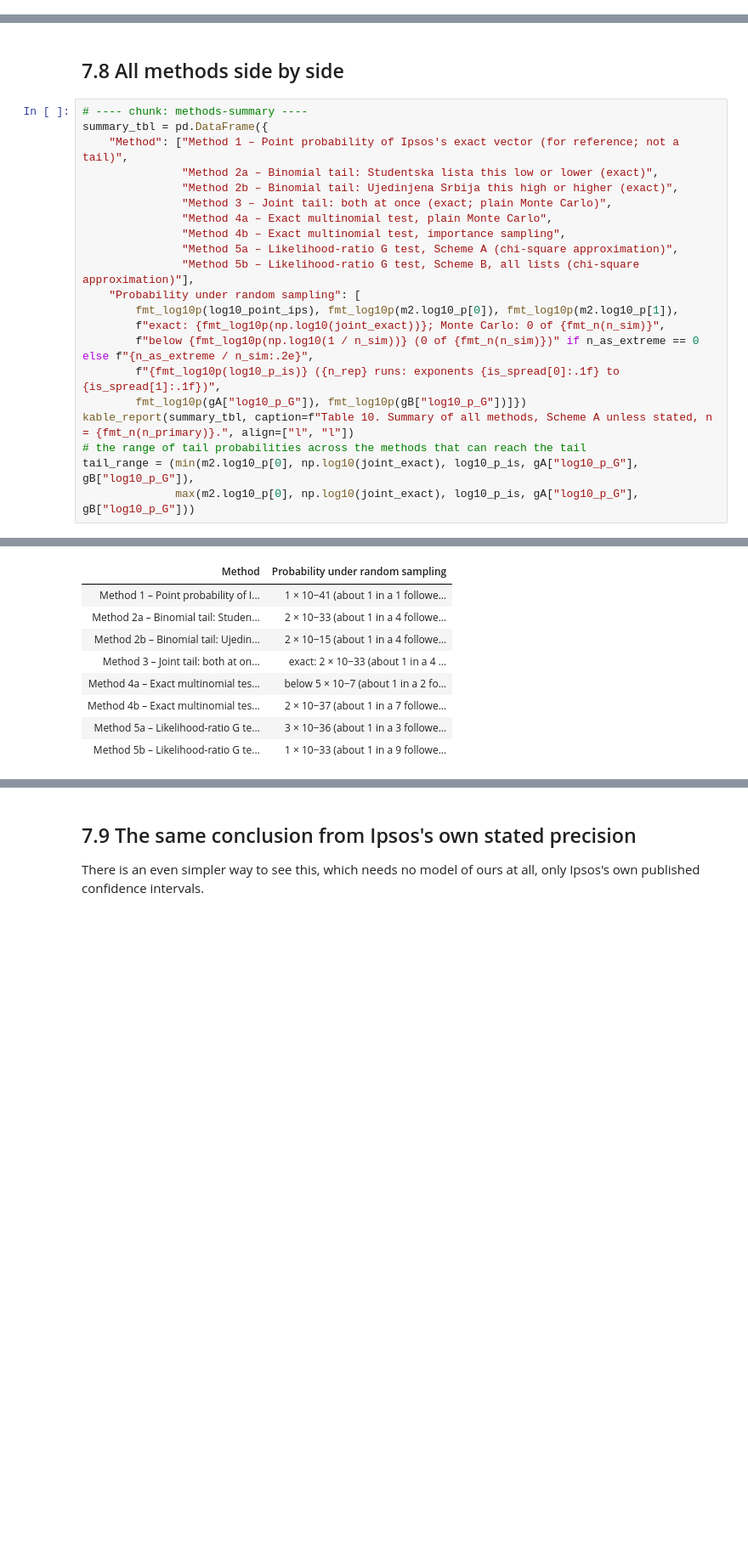
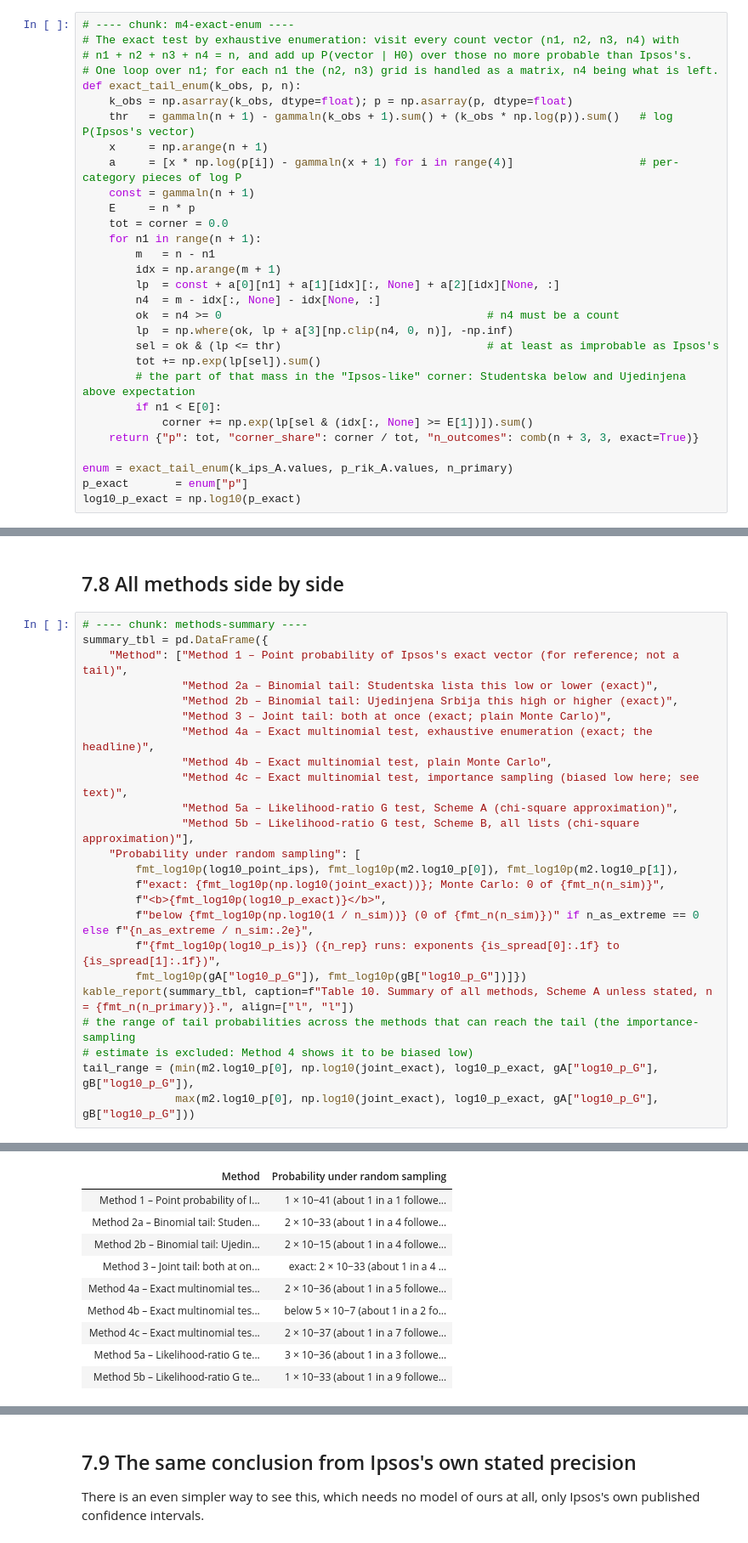
Before and after one commit to GoranMilovanovic/izboriRepublikaSrbija_20261025, a Jupyter notebook: Ipsos-Izbori-2026.ipynb, the cells around one changed output, grey strips where cells are left out. Shown at 85% size. Drawn from its saved outputs; the diff is of its cells as text; blank space fills up the shorter version.

```diff
--- a/Ipsos-Izbori-2026.ipynb
+++ b/Ipsos-Izbori-2026.ipynb
@@ -821,6 +823,36 @@ Plain simulation has a floor: with two million draws it cannot see probabilities
 
 <i>Further reading:</i> Wikipedia on <a href="https://en.wikipedia.org/wiki/Goodness_of_fit">goodness of fit</a>, <a href="https://en.wikipedia.org/wiki/Exact_test">exact tests</a>, the <a href="https://en.wikipedia.org/wiki/Monte_Carlo_method">Monte Carlo method</a> and <a href="https://en.wikipedia.org/wiki/Importance_sampling">importance sampling</a> · Allen Downey, <a href="http://allendowney.blogspot.com/2011/05/there-is-only-one-test.html"><i>There is only one test!</i></a>, a short, plain-language case that every hypothesis test is "simulate the null, count how often you beat the observation" · Jake VanderPlas, <a href="https://speakerdeck.com/jakevdp/statistics-for-hackers"><i>Statistics for Hackers</i></a> (PyCon 2016 talk; <a href="https://www.youtube.com/watch?v=Iq9DzN6mvYA">video</a>), the same idea with worked examples.
 </div>
+# %%
+# ---- chunk: m4-exact-enum ----
+# The exact test by exhaustive enumeration: visit every count vector (n1, n2, n3, n4) with
+# n1 + n2 + n3 + n4 = n, and add up P(vector | H0) over those no more probable than Ipsos's.
+# One loop over n1; for each n1 the (n2, n3) grid is handled as a matrix, n4 being what is left.
+def exact_tail_enum(k_obs, p, n):
+    k_obs = np.asarray(k_obs, dtype=float); p = np.asarray(p, dtype=float)
+    thr   = gammaln(n + 1) - gammaln(k_obs + 1).sum() + (k_obs * np.log(p)).sum()   # log P(Ipsos's vector)
+    x     = np.arange(n + 1)
+    a     = [x * np.log(p[i]) - gammaln(x + 1) for i in range(4)]                   # per-category pieces of log P
+    const = gammaln(n + 1)
+    E     = n * p
+    tot = corner = 0.0
+    for n1 in range(n + 1):
+        m   = n - n1
+        idx = np.arange(m + 1)
+        lp  = const + a[0][n1] + a[1][idx][:, None] + a[2][idx][None, :]
+        n4  = m - idx[:, None] - idx[None, :]
+        ok  = n4 >= 0                                        # n4 must be a count
+        lp  = np.where(ok, lp + a[3][np.clip(n4, 0, n)], -np.inf)
+        sel = ok & (lp <= thr)                               # at least as improbable as Ipsos's
+        tot += np.exp(lp[sel]).sum()
+        # the part of that mass in the "Ipsos-like" corner: Studentska below and Ujedinjena above expectation
+        if n1 < E[0]:
+            corner += np.exp(lp[sel & (idx[:, None] >= E[1])]).sum()
+    return {"p": tot, "corner_share": corner / tot, "n_outcomes": comb(n + 3, 3, exact=True)}
+
+enum = exact_tail_enum(k_ips_A.values, p_rik_A.values, n_primary)
+p_exact       = enum["p"]
+log10_p_exact = np.log10(p_exact)
 # %%
 # ---- chunk: m4-exact-mc ----
 log10_sim = log10_dmultinom_mat(sim_A, p_rik_A.values)
@@ -935,33 +975,37 @@ md(f"""
 # %%
 # ---- chunk: methods-summary ----
 summary_tbl = pd.DataFrame({
     "Method": ["Method 1 – Point probability of Ipsos's exact vector (for reference; not a tail)",
                "Method 2a – Binomial tail: Studentska lista this low or lower (exact)",
                "Method 2b – Binomial tail: Ujedinjena Srbija this high or higher (exact)",
                "Method 3 – Joint tail: both at once (exact; plain Monte Carlo)",
-               "Method 4a – Exact multinomial test, plain Monte Carlo",
-               "Method 4b – Exact multinomial test, importance sampling",
+               "Method 4a – Exact multinomial test, exhaustive enumeration (exact; the headline)",
+               "Method 4b – Exact multinomial test, plain Monte Carlo",
+               "Method 4c – Exact multinomial test, importance sampling (biased low here; see text)",
                "Method 5a – Likelihood-ratio G test, Scheme A (chi-square approximation)",
                "Method 5b – Likelihood-ratio G test, Scheme B, all lists (chi-square approximation)"],
     "Probability under random sampling": [
         fmt_log10p(log10_point_ips), fmt_log10p(m2.log10_p[0]), fmt_log10p(m2.log10_p[1]),
         f"exact: {fmt_log10p(np.log10(joint_exact))}; Monte Carlo: 0 of {fmt_n(n_sim)}",
+        f"<b>{fmt_log10p(log10_p_exact)}</b>",
         f"below {fmt_log10p(np.log10(1 / n_sim))} (0 of {fmt_n(n_sim)})" if n_as_extreme == 0 else f"{n_as_extreme / n_sim:.2e}",
         f"{fmt_log10p(log10_p_is)} ({n_rep} runs: exponents {is_spread[0]:.1f} to {is_spread[1]:.1f})",
         fmt_log10p(gA["log10_p_G"]), fmt_log10p(gB["log10_p_G"])]})
 kable_report(summary_tbl, caption=f"Table 10. Summary of all methods, Scheme A unless stated, n = {fmt_n(n_primary)}.", align=["l", "l"])
-# the range of tail probabilities across the methods that can reach the tail
-tail_range = (min(m2.log10_p[0], np.log10(joint_exact), log10_p_is, gA["log10_p_G"], gB["log10_p_G"]),
-              max(m2.log10_p[0], np.log10(joint_exact), log10_p_is, gA["log10_p_G"], gB["log10_p_G"]))
+# the range of tail probabilities across the methods that can reach the tail (the importance-sampling
+# estimate is excluded: Method 4 shows it to be biased low)
+tail_range = (min(m2.log10_p[0], np.log10(joint_exact), log10_p_exact, gA["log10_p_G"], gB["log10_p_G"]),
+              max(m2.log10_p[0], np.log10(joint_exact), log10_p_exact, gA["log10_p_G"], gB["log10_p_G"]))
 # %% [output]
 Table 10. Summary of all methods, Scheme A unless stated, n = 2,110.
 | Method | Probability under random sampling |
 | Method 1 – Point probability of I... | 1 × 10−41 (about 1 in a 1 followe... |
 | Method 2a – Binomial tail: Studen... | 2 × 10−33 (about 1 in a 4 followe... |
 | Method 2b – Binomial tail: Ujedin... | 2 × 10−15 (about 1 in a 4 followe... |
 | Method 3 – Joint tail: both at on... | exact: 2 × 10−33 (about 1 in a 4 ... |
-| Method 4a – Exact multinomial tes... | below 5 × 10−7 (about 1 in a 2 fo... |
-| Method 4b – Exact multinomial tes... | 2 × 10−37 (about 1 in a 7 followe... |
+| Method 4a – Exact multinomial tes... | 2 × 10−36 (about 1 in a 5 followe... |
+| Method 4b – Exact multinomial tes... | below 5 × 10−7 (about 1 in a 2 fo... |
+| Method 4c – Exact multinomial tes... | 2 × 10−37 (about 1 in a 7 followe... |
 | Method 5a – Likelihood-ratio G te... | 3 × 10−36 (about 1 in a 3 followe... |
 | Method 5b – Likelihood-ratio G te... | 1 × 10−33 (about 1 in a 9 followe... |
 # %%
```
Also changed, not shown: parts of 11 cells of this notebook, 11 other files.
